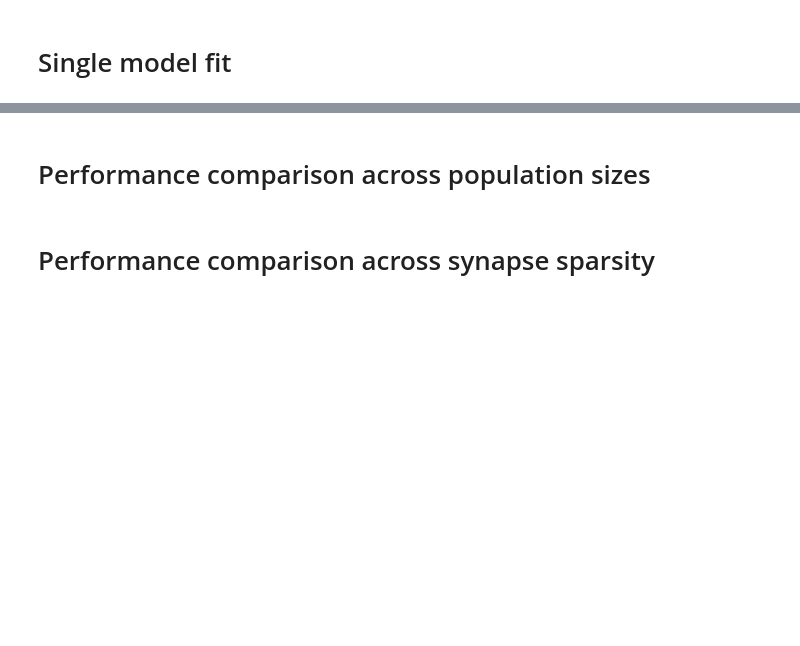
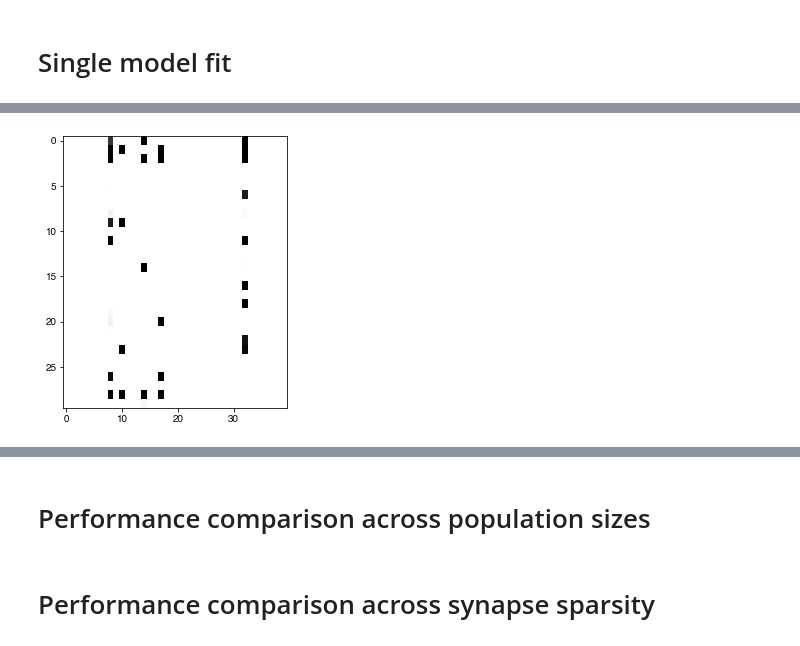
Before and after one commit to marcustriplett/circuitmap, a Jupyter notebook: notebooks/adaprobe_jax_implementation.ipynb, the cells around one changed output, grey strips where cells are left out. Cells and saved outputs as stored; diff of their text form; code cells hidden in the pictures; blank space fills up the shorter version.

```diff
--- a/notebooks/adaprobe_jax_implementation.ipynb
+++ b/notebooks/adaprobe_jax_implementation.ipynb
@@ -138,0 +148,8 @@ Wall time: 13.2 s
+# %%
+lam = model_mbcs.state['lam']
+# %%
+plt.figure(figsize=(4, 5))
+plt.imshow(lam, aspect='auto', cmap='gray_r')
+plt.show()
+# %% [output]
+[figure, added]
```
Also changed, not shown: parts of 38 cells of this notebook, 2 other files.
